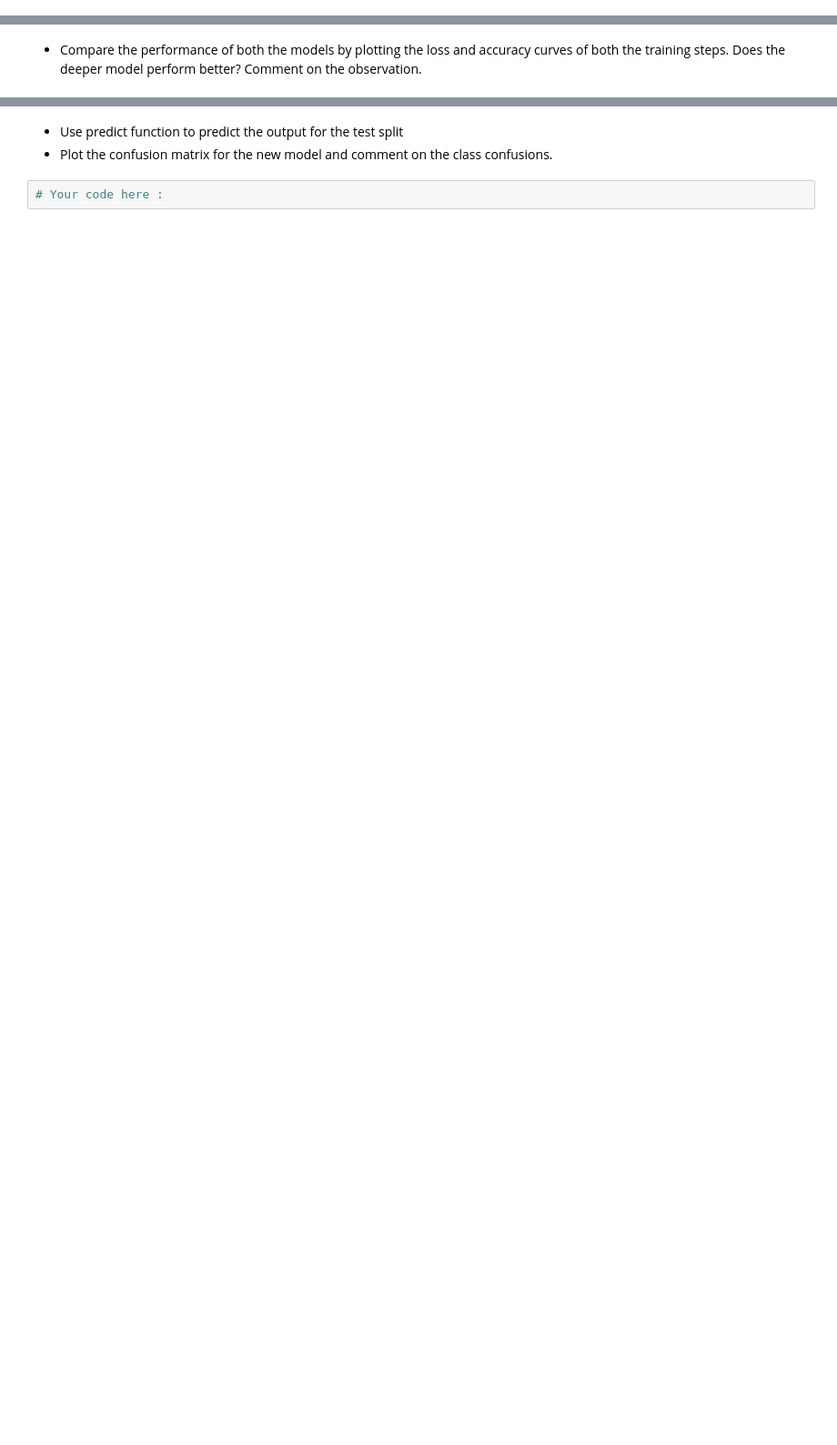
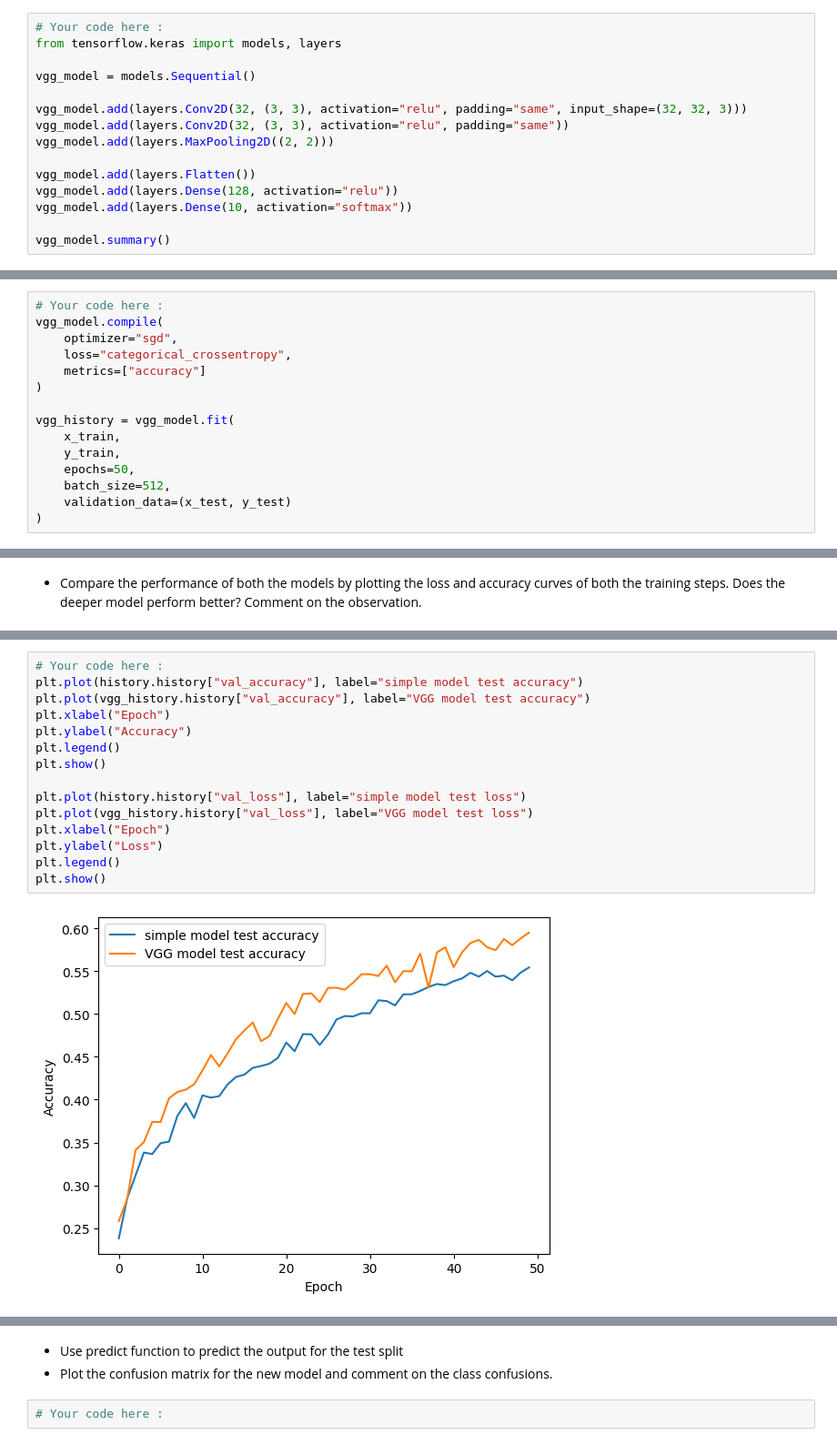
Before and after one commit to alexsocha0-alt/lab-image-classification-using-convolutional-neural-networks, a Jupyter notebook: main.ipynb, the cells around one changed output, grey strips where cells are left out. Shown at 91% size. Saved outputs shown, nothing was run; the diff lists cells and outputs as text; blank space fills up the shorter version.

```diff
--- a/main.ipynb
+++ b/main.ipynb
@@ -151,0 +215,15 @@ clear_session()
+# %%
+# Your code here :
+from tensorflow.keras import models, layers
+
+vgg_model = models.Sequential()
+
+vgg_model.add(layers.Conv2D(32, (3, 3), activation="relu", padding="same", input_shape=(32, 32, 3)))
+vgg_model.add(layers.Conv2D(32, (3, 3), activation="relu", padding="same"))
+vgg_model.add(layers.MaxPooling2D((2, 2)))
+
+vgg_model.add(layers.Flatten())
+vgg_model.add(layers.Dense(128, activation="relu"))
+vgg_model.add(layers.Dense(10, activation="softmax"))
+
+vgg_model.summary()
@@ -156,0 +253,15 @@ clear_session()
+# %%
+# Your code here :
+vgg_model.compile(
+    optimizer="sgd",
+    loss="categorical_crossentropy",
+    metrics=["accuracy"]
+)
+
+vgg_history = vgg_model.fit(
+    x_train,
+    y_train,
+    epochs=50,
+    batch_size=512,
+    validation_data=(x_test, y_test)
+)
@@ -166,0 +288,17 @@ clear_session()
+# %%
+# Your code here :
+plt.plot(history.history["val_accuracy"], label="simple model test accuracy")
+plt.plot(vgg_history.history["val_accuracy"], label="VGG model test accuracy")
+plt.xlabel("Epoch")
+plt.ylabel("Accuracy")
+plt.legend()
+plt.show()
+
+plt.plot(history.history["val_loss"], label="simple model test loss")
+plt.plot(vgg_history.history["val_loss"], label="VGG model test loss")
+plt.xlabel("Epoch")
+plt.ylabel("Loss")
+plt.legend()
+plt.show()
+# %% [output]
+[figure, added]
```
Also changed, not shown: parts of 25 cells of this notebook.
